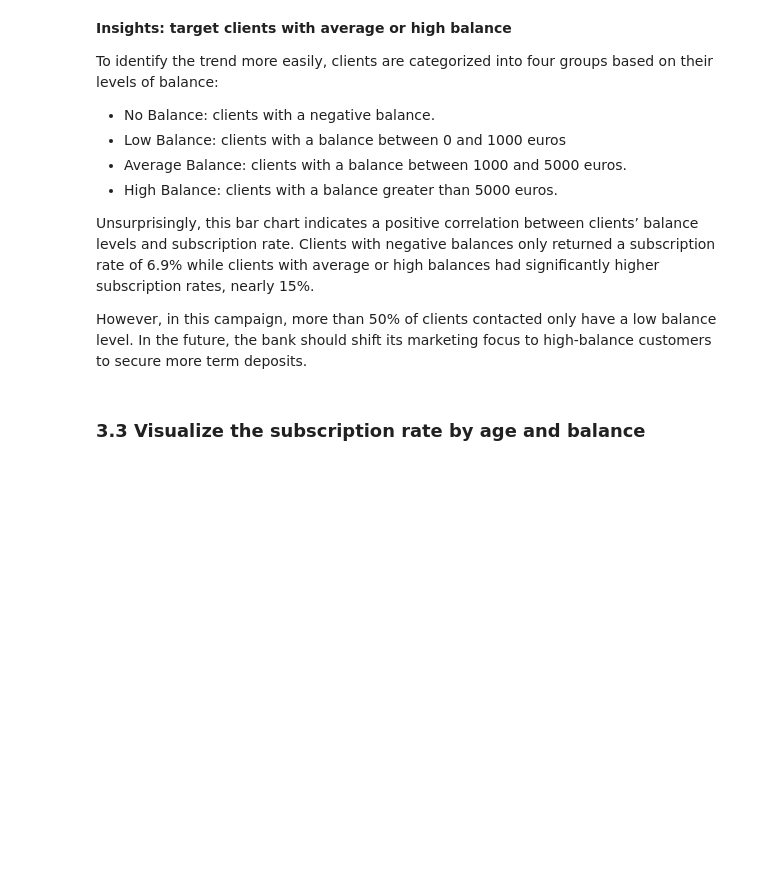
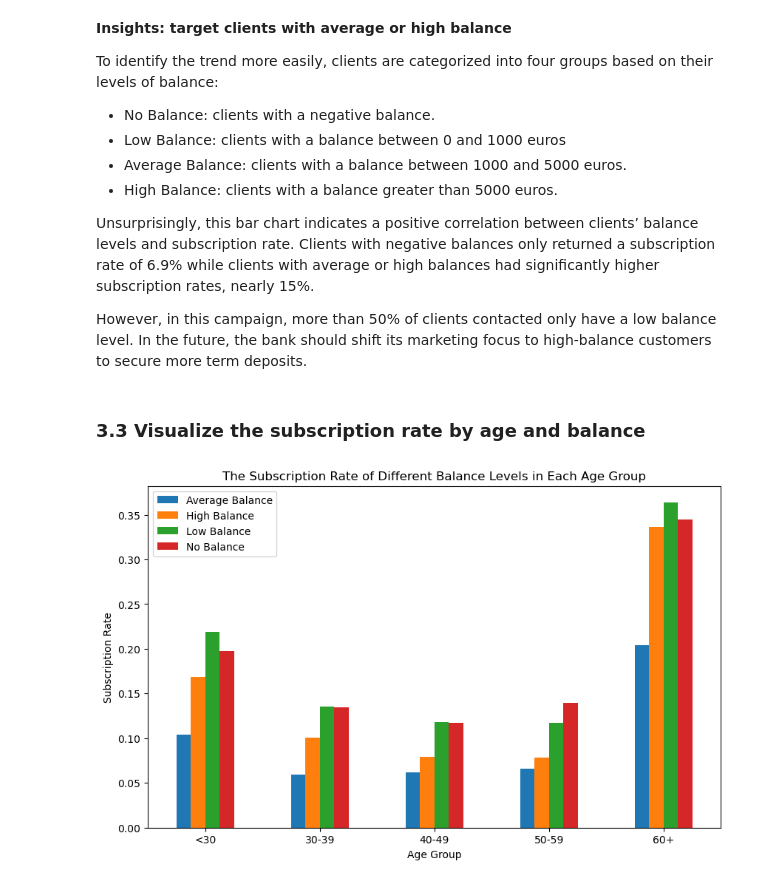
Before and after one commit to ranjansinghds/Bank-Telemarketing-Analysis-Project, a Jupyter notebook: Portuguese_Bank_Telemarketing_Analysis.ipynb, the cells around one changed output. Cells and saved outputs as stored; diff of their text form; code cells hidden in the pictures; blank space fills up the shorter version.

```diff
--- a/Portuguese_Bank_Telemarketing_Analysis.ipynb
+++ b/Portuguese_Bank_Telemarketing_Analysis.ipynb
@@ -432,3 +432,27 @@ Unsurprisingly, this bar chart indicates a positive correlation between clients
 However, in this campaign, more than 50% of clients contacted only have a low balance level. In the future, the bank should shift its marketing focus to high-balance customers to secure more term deposits.
 # %% [markdown]
 ### 3.3 Visualize the subscription rate by age and balance
+# %%
+age_balance1 = pd.DataFrame(df7.groupby(['age_group','balance_group'])['response_binary'].sum())
+age_balance2 = pd.DataFrame(df7.groupby(['age_group','balance_group'])['response'].count())
+
+age_balance1['response'] = age_balance2['response']
+age_balance1['response_rate'] = age_balance1['response_binary']/ (age_balance1['response'])
+age_balance1 = age_balance1.drop(['response_binary','response'],axis =1)
+
+age_balance1 = age_balance1.unstack()
+# %%
+age_bal = age_balance1.plot(kind='bar',figsize = (10,6))
+
+# Set x ticks
+plt.xticks(np.arange(5),('<30', '30-39', '40-49', '50-59', '60+'),rotation = 'horizontal')
+
+# Set legend
+plt.legend(['Average Balance','High Balance','Low Balance','No Balance'],loc = 'best',ncol = 1)
+
+plt.ylabel('Subscription Rate')
+plt.xlabel('Age Group')
+plt.title('The Subscription Rate of Different Balance Levels in Each Age Group')
+plt.show()
+# %% [output]
+[figure, added]
```
Also changed, not shown: parts of 10 cells of this notebook, 2 other files.
